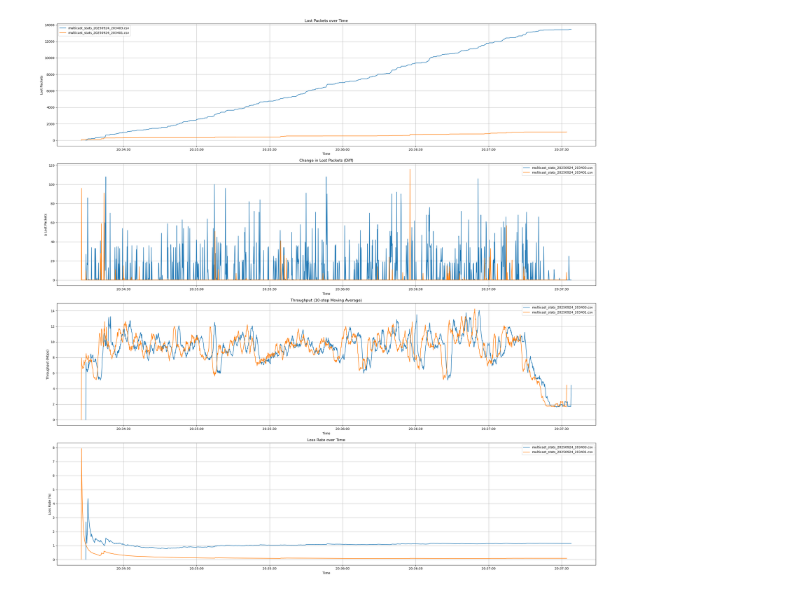
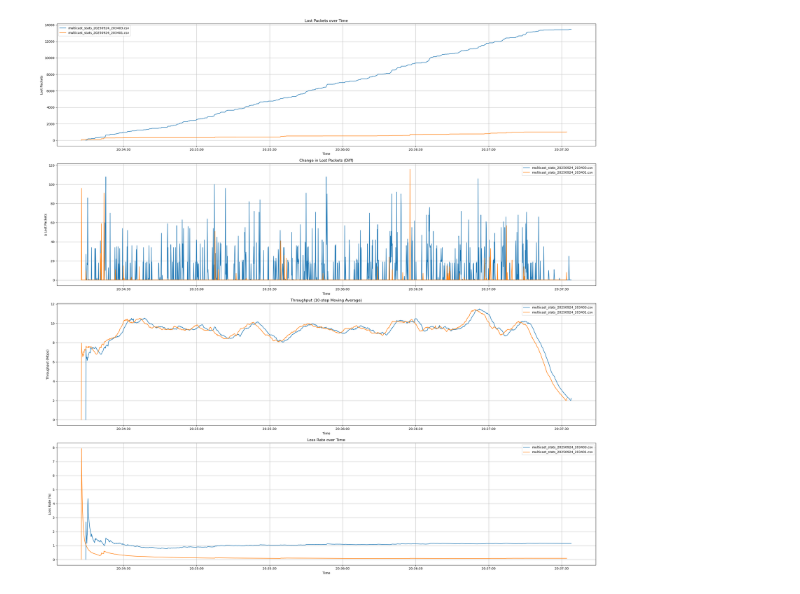
Before and after one commit to MCNL-VideoWall/packet-trace-kit, a Jupyter notebook: pkt_data_analysist.ipynb, the cells around one changed output. Saved outputs shown, nothing was run; the diff lists cells and outputs as text; code cells hidden in the pictures.

```diff
--- a/pkt_data_analysist.ipynb
+++ b/pkt_data_analysist.ipynb
@@ -40,32 +40,32 @@ plt.grid(True)
 
 # 3. Throughput MA
 plt.subplot(4, 1, 3)
 for file in csv_files:
     df = pd.read_csv(file)
     df["Timestamp"] = pd.to_datetime(df["Timestamp"])
     if "Throughput(Mbps)" in df.columns:
-        df["ThroughputMA"] = df["Throughput(Mbps)"].rolling(window=10, min_periods=1).mean()
+        df["ThroughputMA"] = df["Throughput(Mbps)"].rolling(window=100, min_periods=1).mean()
         plt.plot(df["Timestamp"], df["ThroughputMA"], label=f"{os.path.basename(file)}")
 plt.xlabel("Time")
 plt.ylabel("Throughput (Mbps)")
 plt.title("Throughput (10-step Moving Average)")
 plt.legend()
 plt.grid(True)
 
 # 4. LossRate
 plt.subplot(4, 1, 4)
 for file in csv_files:
     df = pd.read_csv(file)
     df["Timestamp"] = pd.to_datetime(df["Timestamp"])
     if "LossRate(%)" in df.columns:
         plt.plot(df["Timestamp"], df["LossRate(%)"], label=f"{os.path.basename(file)}")
 plt.xlabel("Time")
 plt.ylabel("Loss Rate (%)")
 plt.title("Loss Rate over Time")
 plt.legend()
 plt.grid(True)
 
 plt.tight_layout()
 plt.show()
 # %% [output]
-[figure, old version]
+[figure, new version]
```
Also changed, not shown: parts of 1 cell of this notebook.
